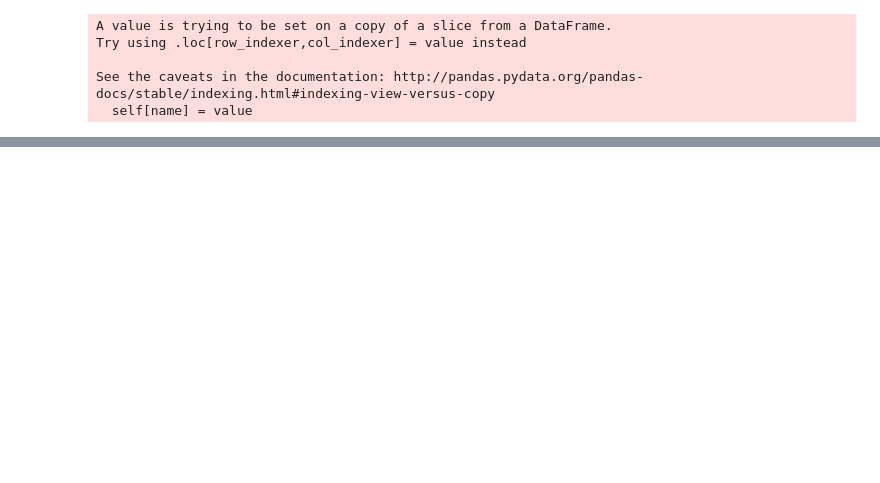
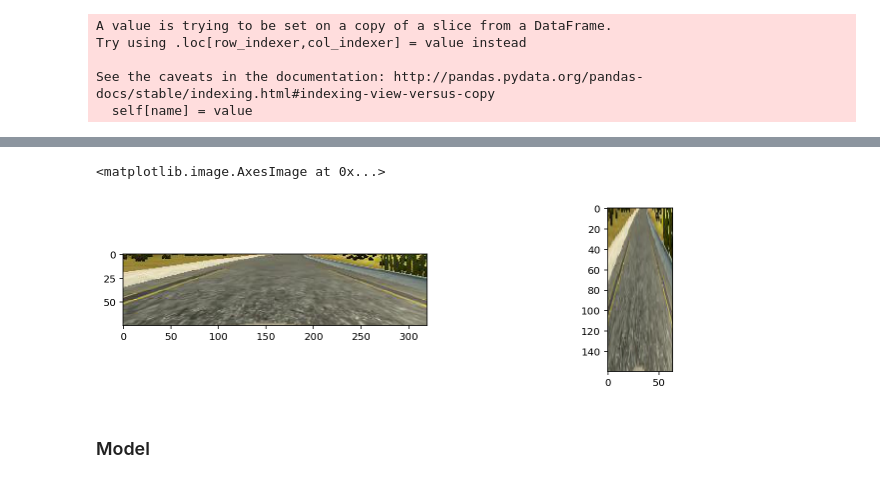
Before and after one commit to gwwang16/CarND-Behavioral-Cloning-P3, a Jupyter notebook: model.ipynb, the cells around one changed output, grey strips where cells are left out. Cells and saved outputs as stored; diff of their text form; code cells hidden in the pictures; blank space fills up the shorter version.

```diff
--- a/model.ipynb
+++ b/model.ipynb
@@ -83 +105,11 @@ data_all = pd.concat([data0, data1, data2, data3],ignore_index =True)
+# %%
+resize_img = cv2.resize(crop_img,(64,160))
+plt.figure(figsize=(12,3))
+plt.subplot(1,2,1)
+plt.imshow(crop_img)
+plt.subplot(1,2,2)
+plt.imshow(resize_img)
+# %% [output]
+<matplotlib.image.AxesImage at 0x...>
+[figure, added]
 # %%
@@ -118,2 +155,4 @@ validation_generator = generator(validation_samples, batch_size=32)
+# %% [markdown]
+### Model
 # %%
 from keras.models import Sequential
```
Also changed, not shown: parts of 39 cells of this notebook.
